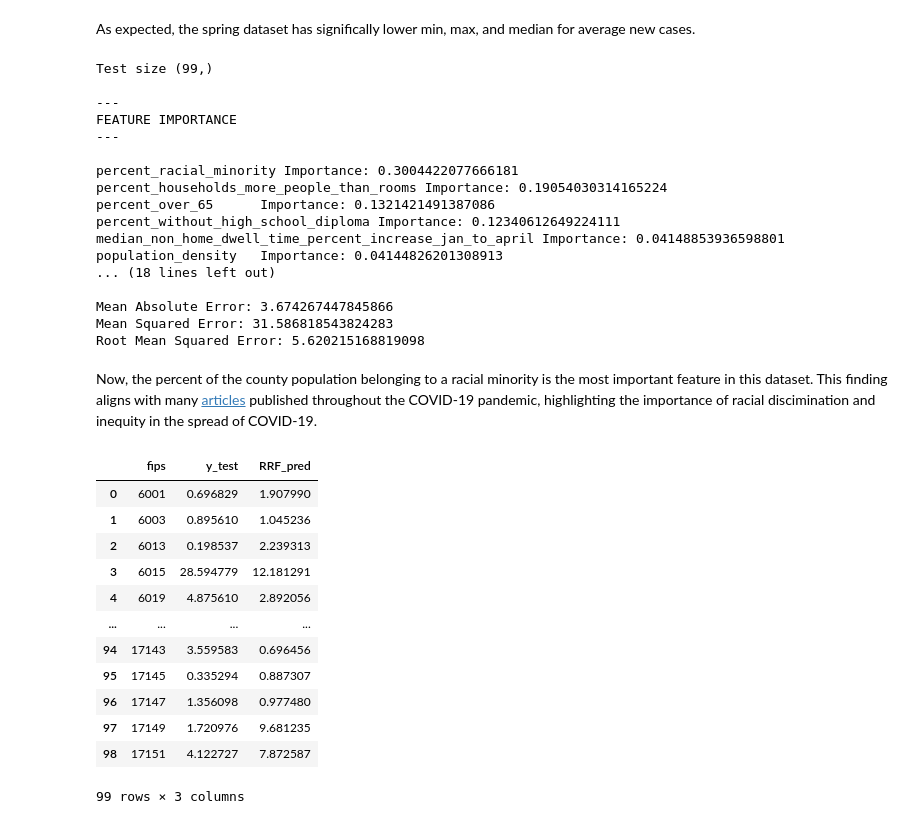
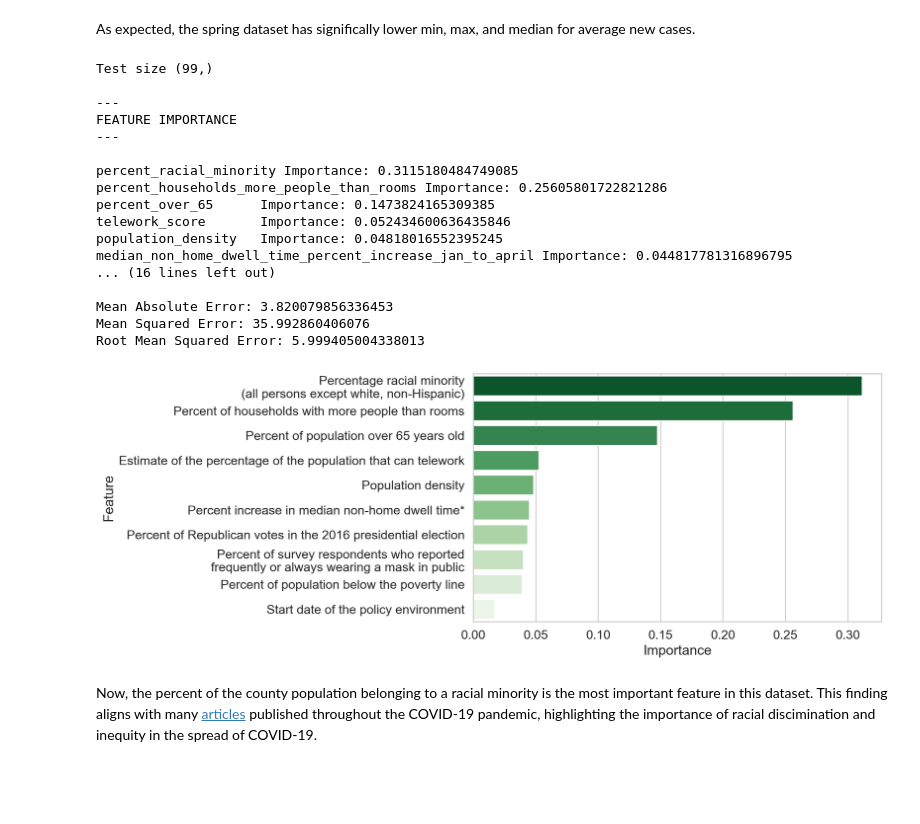
Before and after one commit to ciara-patterson/who-can-social-distance, a Jupyter notebook: notebooks/models.ipynb, the cells around one changed output. Cells and saved outputs as stored; diff of their text form; code cells hidden in the pictures; blank space fills up the shorter version.

```diff
--- a/notebooks/models.ipynb
+++ b/notebooks/models.ipynb
@@ -192,49 +190,36 @@ As expected, the spring dataset has significally lower min, max, and median for
 # %%
 
 spring_features = spring_dataset[feature_names]
 
 # convert start date to int64 to allow it be ingested by model
 spring_features['start_date'] = spring_features['start_date'].astype('int64')
 
 # remove nulls and create a features matrix and results array
 spring_features = spring_features.dropna()
 spring_results = spring_dataset.dropna()[results_col]
 
 spring_regr_model, spring_predicted_values, spring_feature_importance = mod.build_rand_forest_reg(
     spring_features, spring_results, scale_test_data = False, estimators = 1000, max_depth = 90)
+
+viz.plot_feature_importance_bar_chart(spring_feature_importance, 'spring_feature_importance')
 # %% [output]
 Test size (99,)
 
 ---
 FEATURE IMPORTANCE
 ---
 
-percent_racial_minority Importance: 0.3004422077666181
-percent_households_more_people_than_rooms Importance: 0.19054030314165224
-percent_over_65      Importance: 0.1321421491387086
-percent_without_high_school_diploma Importance: 0.12340612649224111
-median_non_home_dwell_time_percent_increase_jan_to_april Importance: 0.04148853936598801
-population_density   Importance: 0.04144826201308913
-... (18 lines left out)
+percent_racial_minority Importance: 0.3115180484749085
+percent_households_more_people_than_rooms Importance: 0.25605801722821286
+percent_over_65      Importance: 0.1473824165309385
+telework_score       Importance: 0.052434600636435846
+population_density   Importance: 0.04818016552395245
+median_non_home_dwell_time_percent_increase_jan_to_april Importance: 0.044817781316896795
+... (16 lines left out)
 
-Mean Absolute Error: 3.674267447845866
-Mean Squared Error: 31.586818543824283
-Root Mean Squared Error: 5.620215168819098
+Mean Absolute Error: 3.820079856336453
+Mean Squared Error: 35.992860406076
+Root Mean Squared Error: 5.999405004338013
+[figure, added]
 # %% [markdown]
 Now, the percent of the county population belonging to a racial minority is the most important feature in this dataset. This finding aligns with many [articles](https://www.cdc.gov/coronavirus/2019-ncov/community/health-equity/race-ethnicity.html) published throughout the COVID-19 pandemic, highlighting the importance of racial discimination and inequity in the spread of COVID-19.
-# %%
-spring_predicted_values
-# %% [output]
-|  | fips | y_test | RRF_pred |
-| 0 | 6001 | 0.696829 | 1.907990 |
-| 1 | 6003 | 0.895610 | 1.045236 |
-| 2 | 6013 | 0.198537 | 2.239313 |
-| 3 | 6015 | 28.594779 | 12.181291 |
-| 4 | 6019 | 4.875610 | 2.892056 |
-| ... | ... | ... | ... |
-| 94 | 17143 | 3.559583 | 0.696456 |
-| 95 | 17145 | 0.335294 | 0.887307 |
-| 96 | 17147 | 1.356098 | 0.977480 |
-| 97 | 17149 | 1.720976 | 9.681235 |
-| 98 | 17151 | 4.122727 | 7.872587 |
-99 rows × 3 columns
```
Also changed, not shown: parts of 7 cells of this notebook, 46 other files.
